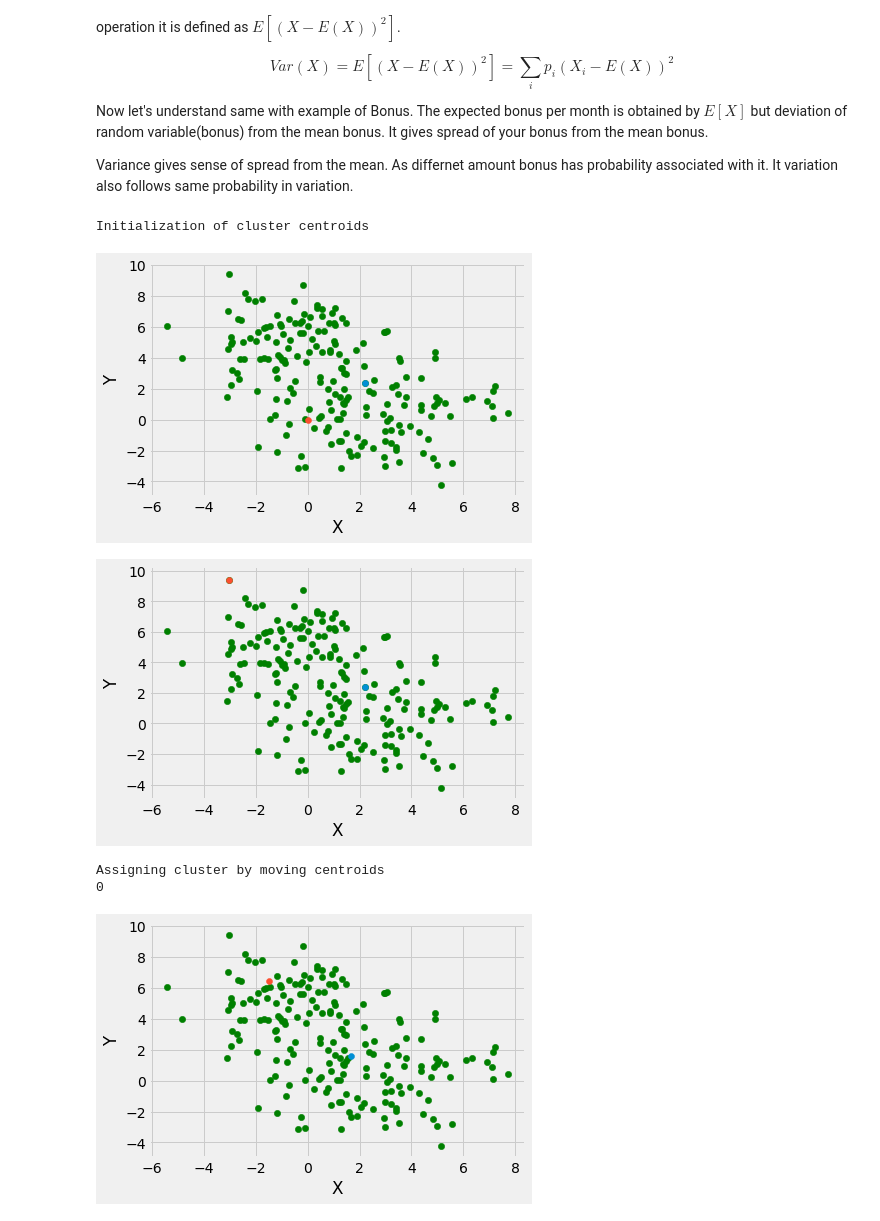
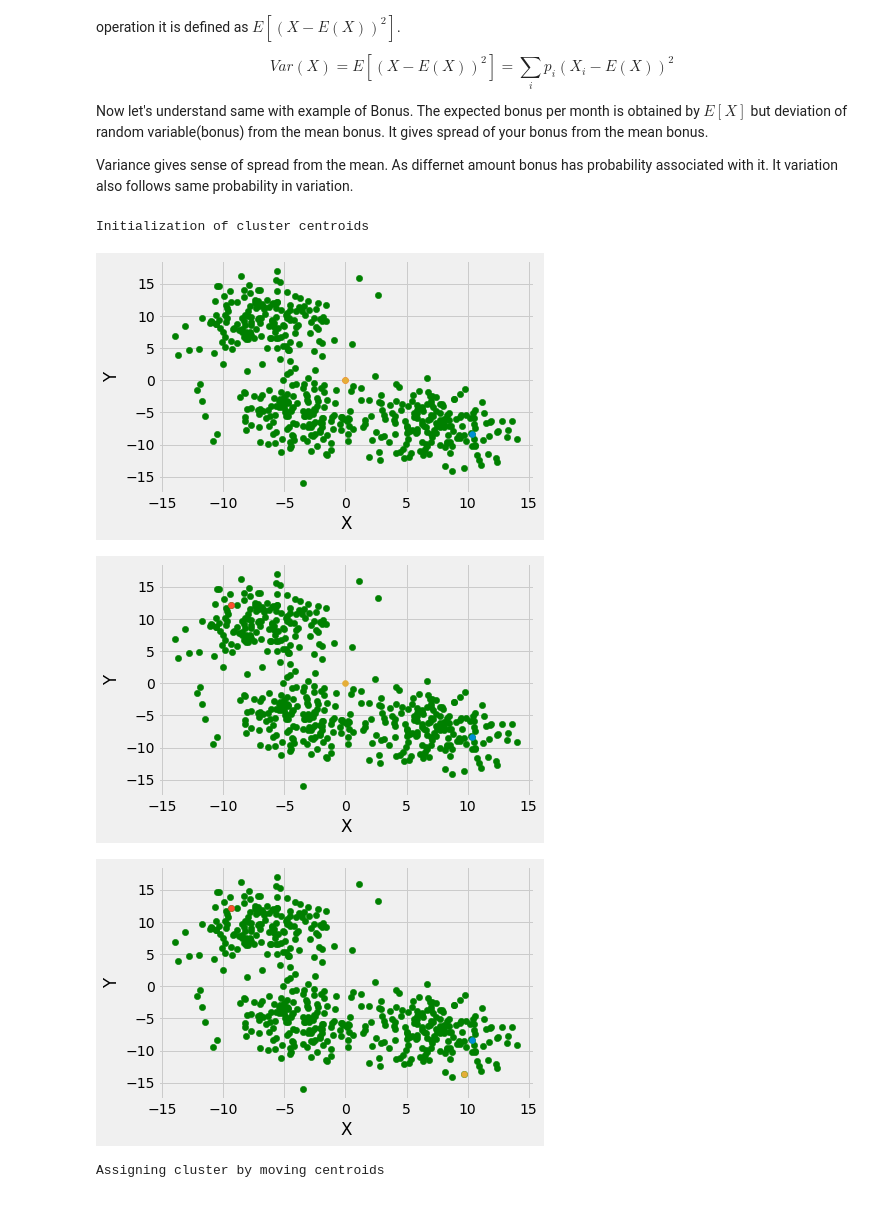
Before and after one commit to pragneshrana/Algo_Trial, a Jupyter notebook: EM.ipynb, the cells around one changed output. Saved outputs shown, nothing was run; the diff lists cells and outputs as text; code cells hidden in the pictures.

Commit message:
EM is working but giving error for higher dimension more than 3/4....not much variation observed in centers

```diff
--- a/EM.ipynb
+++ b/EM.ipynb
@@ -552,8 +552,6 @@ class Kmeans():
           break
         else:
           self.centroids = new_centroids
-        # print(centroids)
-        print(i)
         self.plotting(data)
       return labels,new_centroids
 
@@ -605,7 +603,6 @@ class EM():
             else:
               self.responcibility[j,i] = 0
 
-      print('self.responcibility: ', self.responcibility)
 
       #weight intilization
       print('weight assignment')
@@ -618,35 +615,26 @@ class EM():
       spd_mat  = np.matmul(rand_matrix,rand_matrix.transpose())
       self.covariance.append(spd_mat)  #AT*A SPD matrix
 
-    print('self.mu: ', self.mu)
-    print('self.covariance: ', self.covariance)
-    print('self.w: ', self.w)
-    # print(self.responcibility)
-
   def E_step(self):
     '''
     This step includes calculation of Responcibility using current parameters
-    '''
-    print('E-Step')
-    print('self.mu: ', self.mu)
-    print('self.covariance: ', self.covariance)
-    print('self.w: ', self.w)
+    # '''
+    # print('E-Step')
+    # print('self.mu: ', self.mu)
+    # print('self.covariance: ', self.covariance)
+    # print('self.w: ', self.w)
     numerator  = copy.copy(self.responcibility)
-    print('numerator shape',numerator.shape)
+    # print('numerator shape',numerator.shape)
     for i in range(self.no_of_cluster): #number of clusters
       for j in range(self.data_rows): #number of rows
         numerator[j,i] = multivariate_normal.pdf(self.data[j],self.mu[i],self.covariance[i])  #multivariate gaussian
 
     denominator  = np.sum(numerator,axis=1) #row wise summation of weighted gaussian pdf
-    print('denominator: ', denominator.shape)
+    # print('denominator: ', denominator.shape)
 
     for i in range(self.no_of_cluster): #number of clusters
       self.responcibility[i,:] = numerator[i,:]/denominator[i]
 
-    print('E-Step')
-    print('self.mu: ', self.mu)
-    print('self.covariance: ', self.covariance)
-    print('self.w: ', self.w)
 
     #returning denominator as it will be useful to calculate the log-likelihood
     return denominator
@@ -655,26 +643,25 @@ class EM():
     '''
     This step maximize the parameter of specific distribution
     '''
+    # print('M-Step')
+    # print('self.mu: ', self.mu)
+    # print('self.covariance: ', self.covariance)
+    # print('self.w: ', self.w)
     N_k = [] #number of data points assigned to tghe specific cluster
     for i in range(self.no_of_cluster):
       N_k.append(np.sum(self.responcibility[:,i]))
 
     for i in range(self.no_of_cluster):
       self.w[i] = N_k[i] / self.data_rows # data_rows  = N
-      print('self.responcibility[:,i]: ', self.responcibility[:,i])
       self.mu[i] = (np.sum(self.data * self.responcibility[:,i].reshape(-1,1), axis=0)) / N_k[i]
 
     for i in range(self.no_of_cluster):
       temp_mat = np.zeros((self.data_cols,self.data_cols))
       for j in range(self.data_rows):
         data_mean_diff = self.data[j,:] - self.mu[i]
-        temp_mat = np.multiply(data_mean_diff,data_mean_diff.transpose()) * self.responcibility[j,i]
+        temp_mat = temp_mat + np.outer(data_mean_diff,data_mean_diff) * self.responcibility[j,i]
+      # print('temp_mat: ', temp_mat)
       self.covariance[i] = temp_mat / N_k[i]
-    print('')
-    print('E-Step')
-    print('self.mu: ', self.mu)
-    print('self.covariance: ', self.covariance)
-    print('self.w: ', self.w)
 
   def logliklihood(self,denominator):
     '''
@@ -683,41 +670,60 @@ class EM():
     likelihood  = np.sum(np.log(denominator))#natural log
     print('likelihood: ', likelihood)
     return likelihood
 
+  def plotting(self):
+      #plotting
+      plt.scatter(self.data[:, 0], self.data[:, 1], s = 40, color = 'g')
+      for i in range(self.no_of_cluster):
+            plt.scatter(self.mu[i][0],self.mu[i][1])
+      plt.xlabel("X")
+      plt.ylabel("Y")
+      plt.show()
 
   def fit(self):
     '''
     This methods calls E_step and M_step Iteratively
     '''
     likelihood = []
     for i in range(10):
       summ_respo = self.E_step() #summation of weighted gaussian pdf
       self.M_step()
       likelihood.append(self.logliklihood(summ_respo))
-      print(self.mu)
+      # if(np.linalg.norm(likelihood[i-1] - likelihood[i-1]) <0.001): #if likelihood diffn is less than error break
+      #   break
+      # print(self.mu)
+    self.plotting()
+    print('self.mu: ', self.mu)
+    print('self.covariance: ', self.covariance)
+    print('self.w: ', self.w)
+
+
+
+
 
 
 if __name__ == "__main__":
-
-
   # Creating Test DataSets using sklearn.datasets.make_blobs
   from sklearn.datasets.samples_generator import make_blobs
   from matplotlib import pyplot as plt
   from matplotlib import style
 
+  #defining number of cluster
+  no_of_cluster = 3
+
   #clustering points
   style.use("fivethirtyeight")
-  X, y = make_blobs(n_samples = 100, centers = 3,cluster_std = 2, n_features = 2)
+  X, y = make_blobs(n_samples = 500, centers = no_of_cluster,cluster_std =3, n_features = 4)
   #calling KMeans
-  kmean_obj = Kmeans(X,3,2)
+  kmean_obj = Kmeans(X,no_of_cluster,5)
   labels, centroids = kmean_obj.fit(X)
+  print('centroids: ', centroids)
   #calling KMeans
-  em_obj = EM(X,3,5,labels=labels)
+  em_obj = EM(X,no_of_cluster,15,labels=labels)
   em_obj.fit()
 # %% [output]
 Initialization of cluster centroids
-[figure, old version]
+[figure, new version]
-[figure, old version]
+[figure, new version]
+[figure, new version]
 Assigning cluster by moving centroids
-0
-[figure, old version]
```
Also changed, not shown: parts of 2 cells of this notebook.
